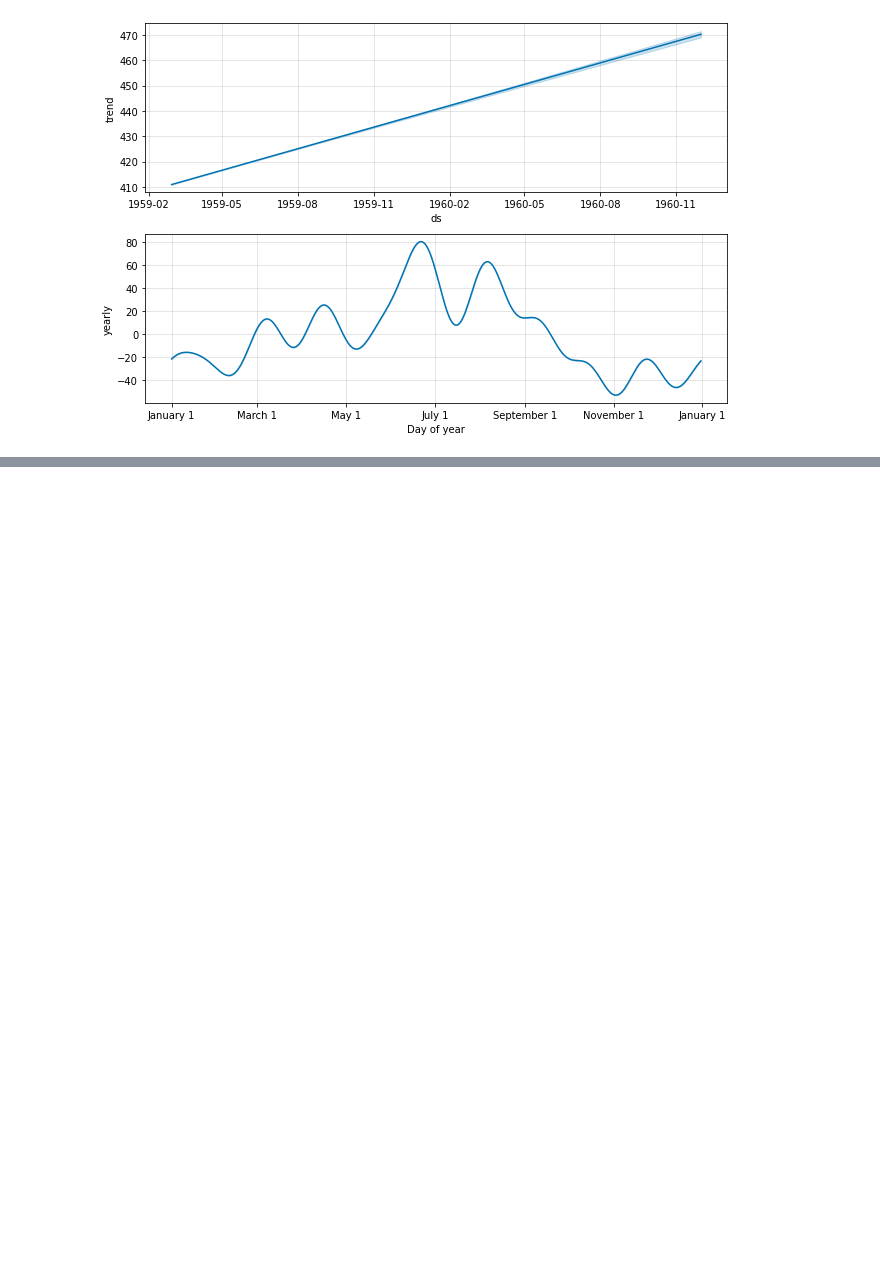
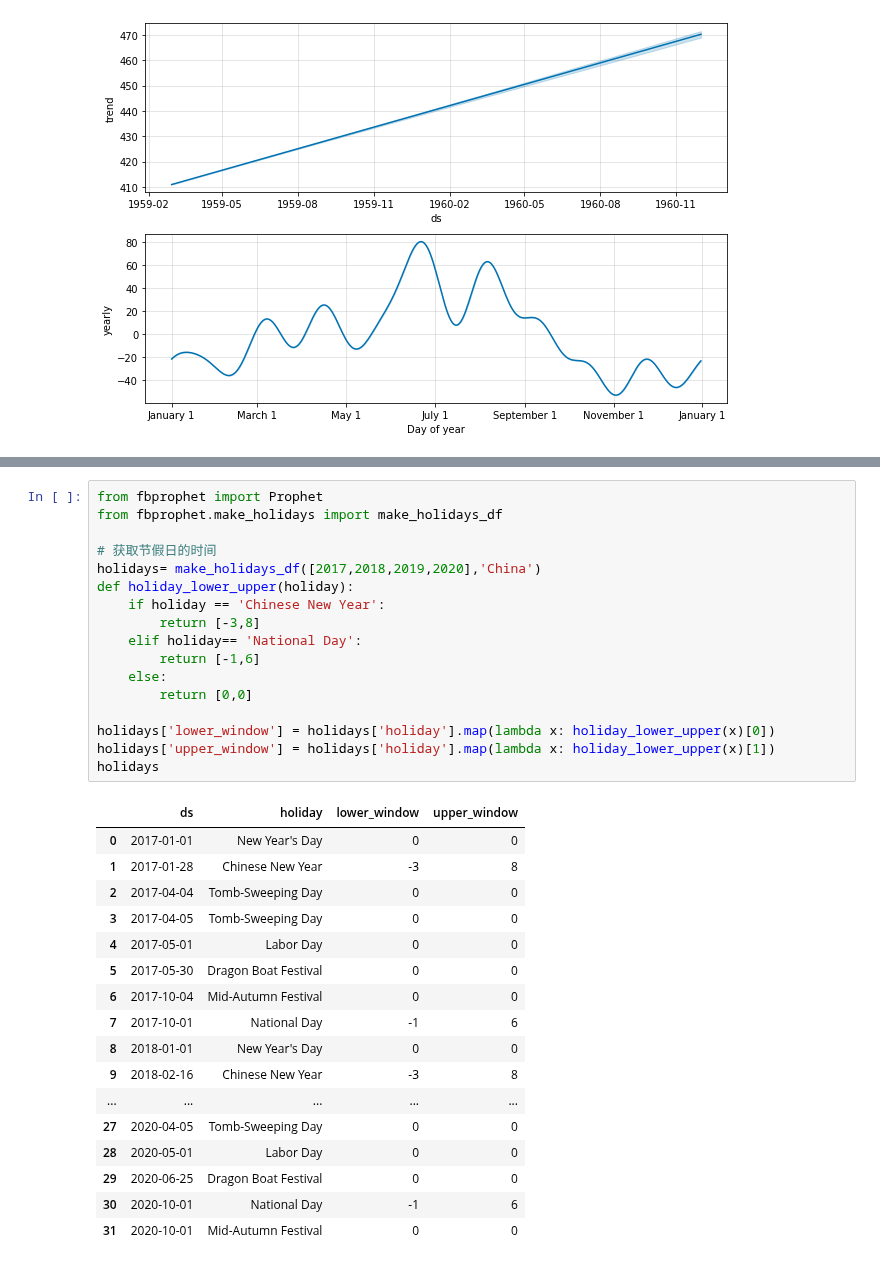
Before and after one commit to perfectstorm88/time-series-train, a Jupyter notebook: fpprophet.ipynb, the cells around one changed output, grey strips where cells are left out. Cells and saved outputs as stored; diff of their text form; blank space fills up the shorter version.

```diff
--- a/fpprophet.ipynb
+++ b/fpprophet.ipynb
@@ -100,0 +126,35 @@ mse= 1805.141937458964
+# %%
+from fbprophet import Prophet
+from fbprophet.make_holidays import make_holidays_df
+
+# 获取节假日的时间
+holidays= make_holidays_df([2017,2018,2019,2020],'China')
+def holiday_lower_upper(holiday):
+    if holiday == 'Chinese New Year':
+        return [-3,8]
+    elif holiday== 'National Day':
+        return [-1,6]
+    else:
+        return [0,0]
+
+holidays['lower_window'] = holidays['holiday'].map(lambda x: holiday_lower_upper(x)[0])
+holidays['upper_window'] = holidays['holiday'].map(lambda x: holiday_lower_upper(x)[1])
+holidays
+# %% [output]
+|  | ds | holiday | lower_window | upper_window |
+| 0 | 2017-01-01 | New Year's Day | 0 | 0 |
+| 1 | 2017-01-28 | Chinese New Year | -3 | 8 |
+| 2 | 2017-04-04 | Tomb-Sweeping Day | 0 | 0 |
+| 3 | 2017-04-05 | Tomb-Sweeping Day | 0 | 0 |
+| 4 | 2017-05-01 | Labor Day | 0 | 0 |
+| 5 | 2017-05-30 | Dragon Boat Festival | 0 | 0 |
+| 6 | 2017-10-04 | Mid-Autumn Festival | 0 | 0 |
+| 7 | 2017-10-01 | National Day | -1 | 6 |
+| 8 | 2018-01-01 | New Year's Day | 0 | 0 |
+| 9 | 2018-02-16 | Chinese New Year | -3 | 8 |
+| ... | ... | ... | ... | ... |
+| 27 | 2020-04-05 | Tomb-Sweeping Day | 0 | 0 |
+| 28 | 2020-05-01 | Labor Day | 0 | 0 |
+| 29 | 2020-06-25 | Dragon Boat Festival | 0 | 0 |
+| 30 | 2020-10-01 | National Day | -1 | 6 |
+| 31 | 2020-10-01 | Mid-Autumn Festival | 0 | 0 |
```
Also changed, not shown: parts of 6 cells of this notebook, 1 other file.
